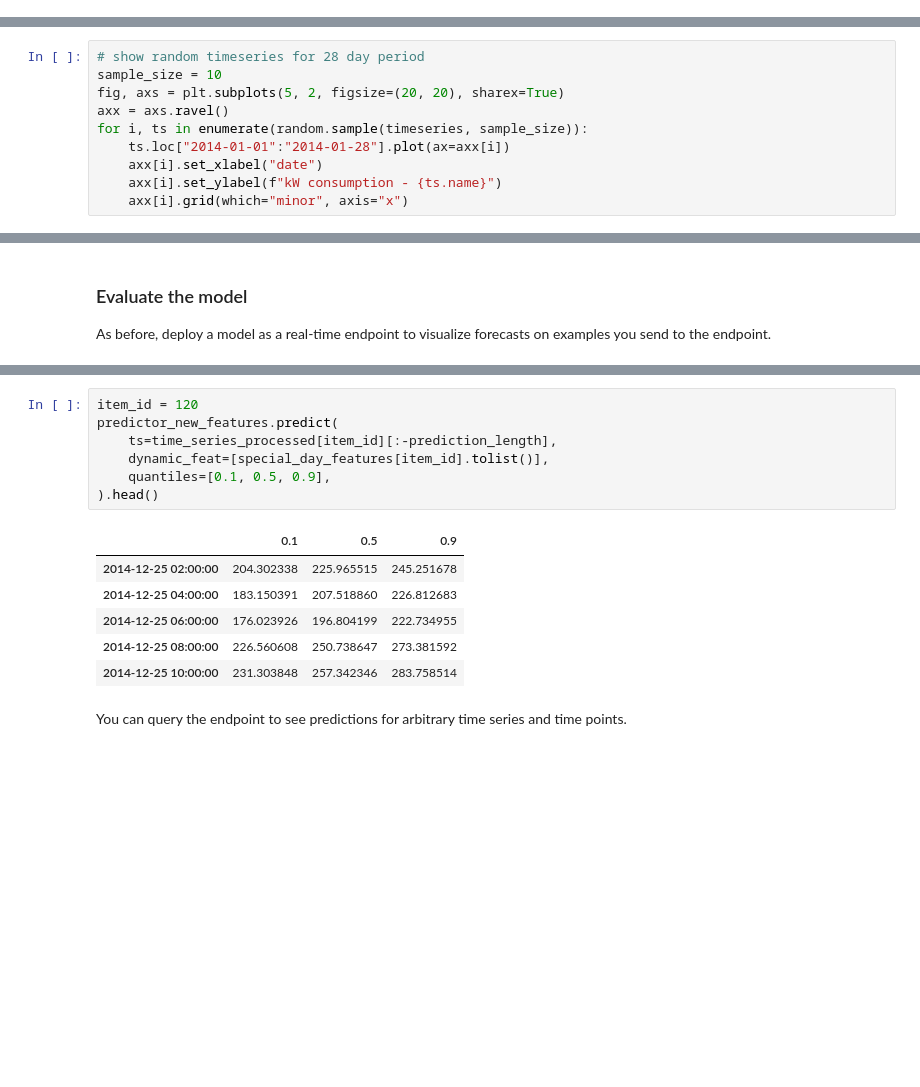
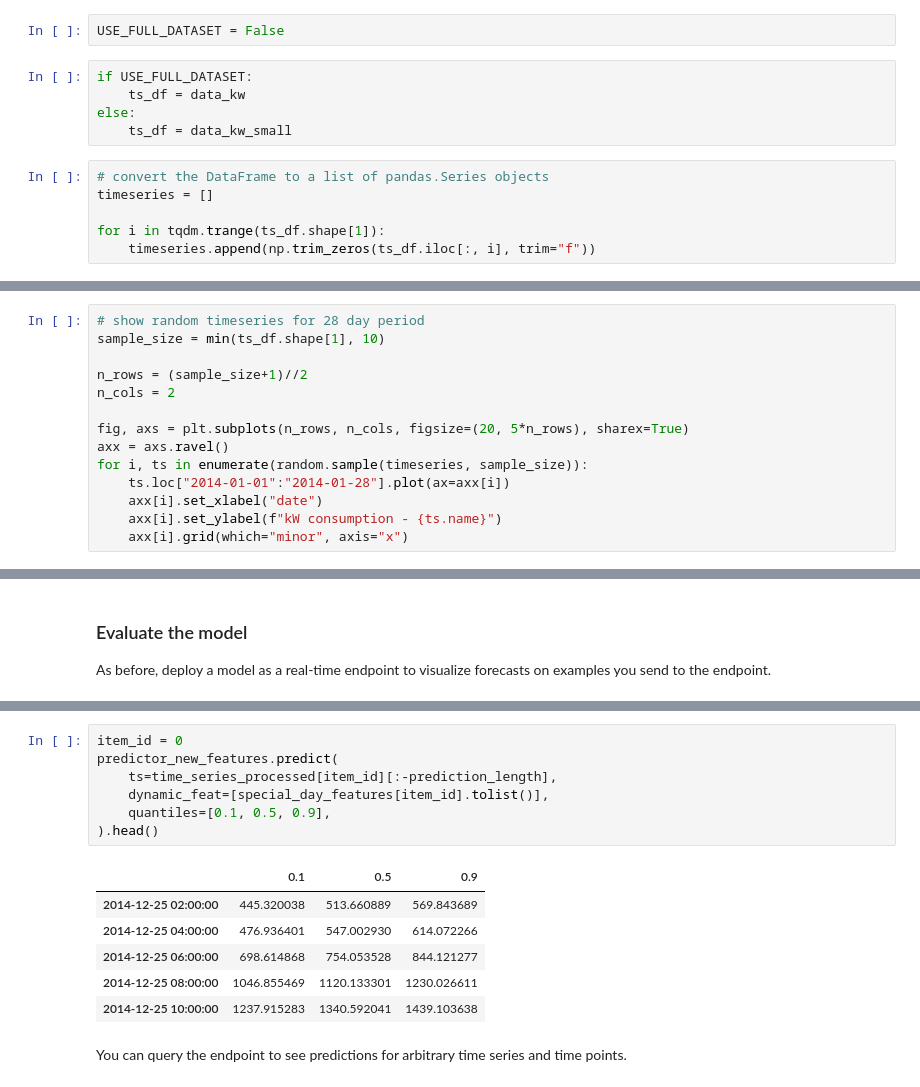
Before and after one commit to aws-samples/modern-time-series-forecasting-on-aws, a Jupyter notebook: notebooks/lab3_sagemaker_deepar.ipynb, the cells around one changed output, grey strips where cells are left out. Saved outputs shown, nothing was run; the diff lists cells and outputs as text; blank space fills up the shorter version.

```diff
--- a/notebooks/lab3_sagemaker_deepar.ipynb
+++ b/notebooks/lab3_sagemaker_deepar.ipynb
@@ -208 +235,14 @@ data_kw.to_csv("./data/data.csv")
+# %%
+USE_FULL_DATASET = False
+# %%
+if USE_FULL_DATASET:
+    ts_df = data_kw
+else:
+    ts_df = data_kw_small
+# %%
+# convert the DataFrame to a list of pandas.Series objects
+timeseries = []
+
+for i in tqdm.trange(ts_df.shape[1]):
+    timeseries.append(np.trim_zeros(ts_df.iloc[:, i], trim="f"))
 # %% [markdown]
@@ -210,7 +250,11 @@ Plot the resulting time series for the first ten customers for the time period s
 # %%
 # show random timeseries for 28 day period
-sample_size = 10
-fig, axs = plt.subplots(5, 2, figsize=(20, 20), sharex=True)
+sample_size = min(ts_df.shape[1], 10)
+
+n_rows = (sample_size+1)//2
+n_cols = 2
+
+fig, axs = plt.subplots(n_rows, n_cols, figsize=(20, 5*n_rows), sharex=True)
 axx = axs.ravel()
 for i, ts in enumerate(random.sample(timeseries, sample_size)):
     ts.loc["2014-01-01":"2014-01-28"].plot(ax=axx[i])
@@ -929,19 +994,19 @@ Wall time: 5min 2s
 # %% [markdown]
 <img src="embedded-picture-1" alt="Time alert close"/>
 # %%
-item_id = 120
+item_id = 0
 predictor_new_features.predict(
     ts=time_series_processed[item_id][:-prediction_length],
     dynamic_feat=[special_day_features[item_id].tolist()],
     quantiles=[0.1, 0.5, 0.9],
 ).head()
 # %% [output]
 |  | 0.1 | 0.5 | 0.9 |
-| 2014-12-25 02:00:00 | 204.302338 | 225.965515 | 245.251678 |
-| 2014-12-25 04:00:00 | 183.150391 | 207.518860 | 226.812683 |
-| 2014-12-25 06:00:00 | 176.023926 | 196.804199 | 222.734955 |
-| 2014-12-25 08:00:00 | 226.560608 | 250.738647 | 273.381592 |
-| 2014-12-25 10:00:00 | 231.303848 | 257.342346 | 283.758514 |
+| 2014-12-25 02:00:00 | 445.320038 | 513.660889 | 569.843689 |
+| 2014-12-25 04:00:00 | 476.936401 | 547.002930 | 614.072266 |
+| 2014-12-25 06:00:00 | 698.614868 | 754.053528 | 844.121277 |
+| 2014-12-25 08:00:00 | 1046.855469 | 1120.133301 | 1230.026611 |
+| 2014-12-25 10:00:00 | 1237.915283 | 1340.592041 | 1439.103638 |
 # %% [markdown]
 You can query the endpoint to see predictions for arbitrary time series and time points.
 # %%
```
Also changed, not shown: parts of 40 cells of this notebook, 12 other files.
